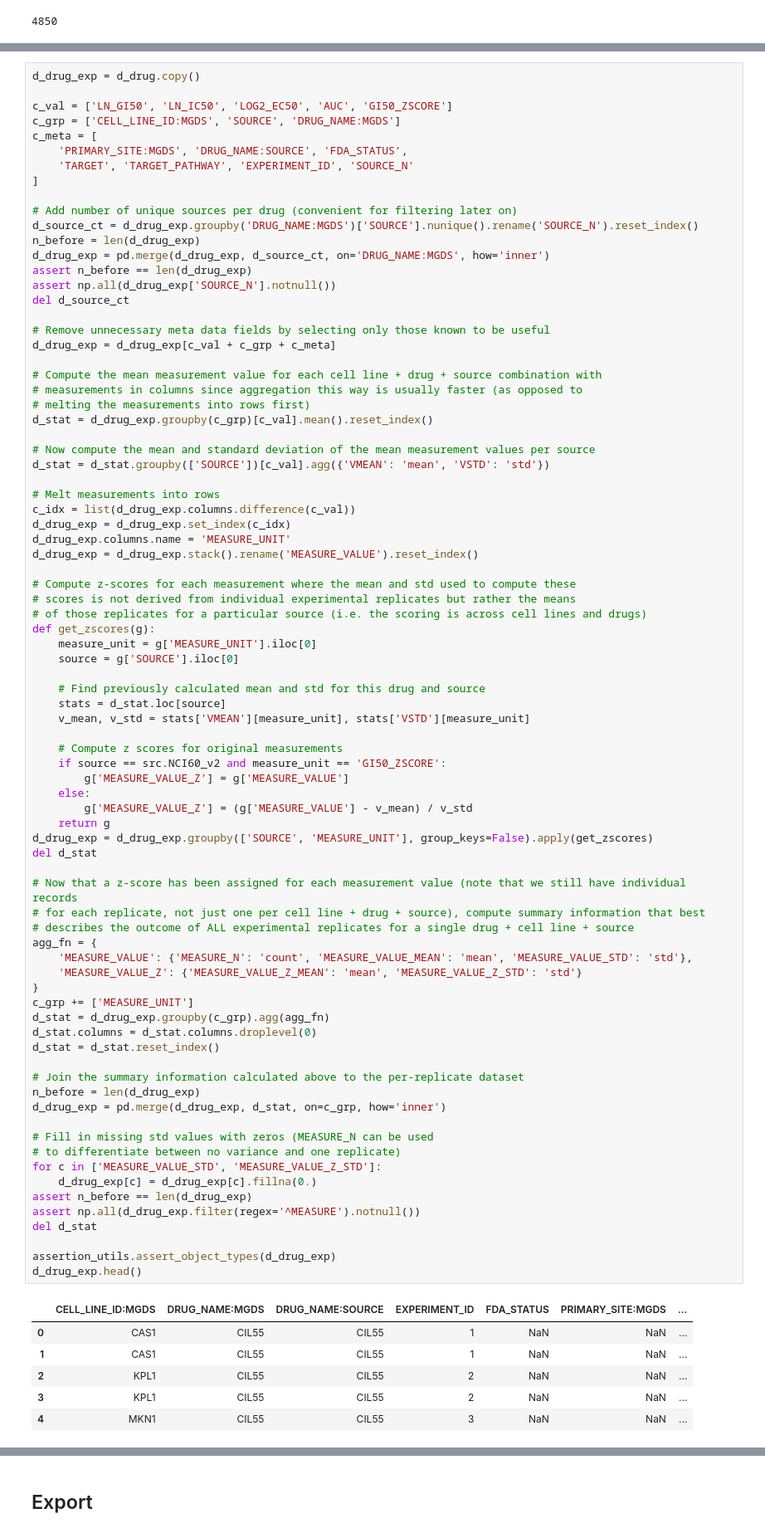
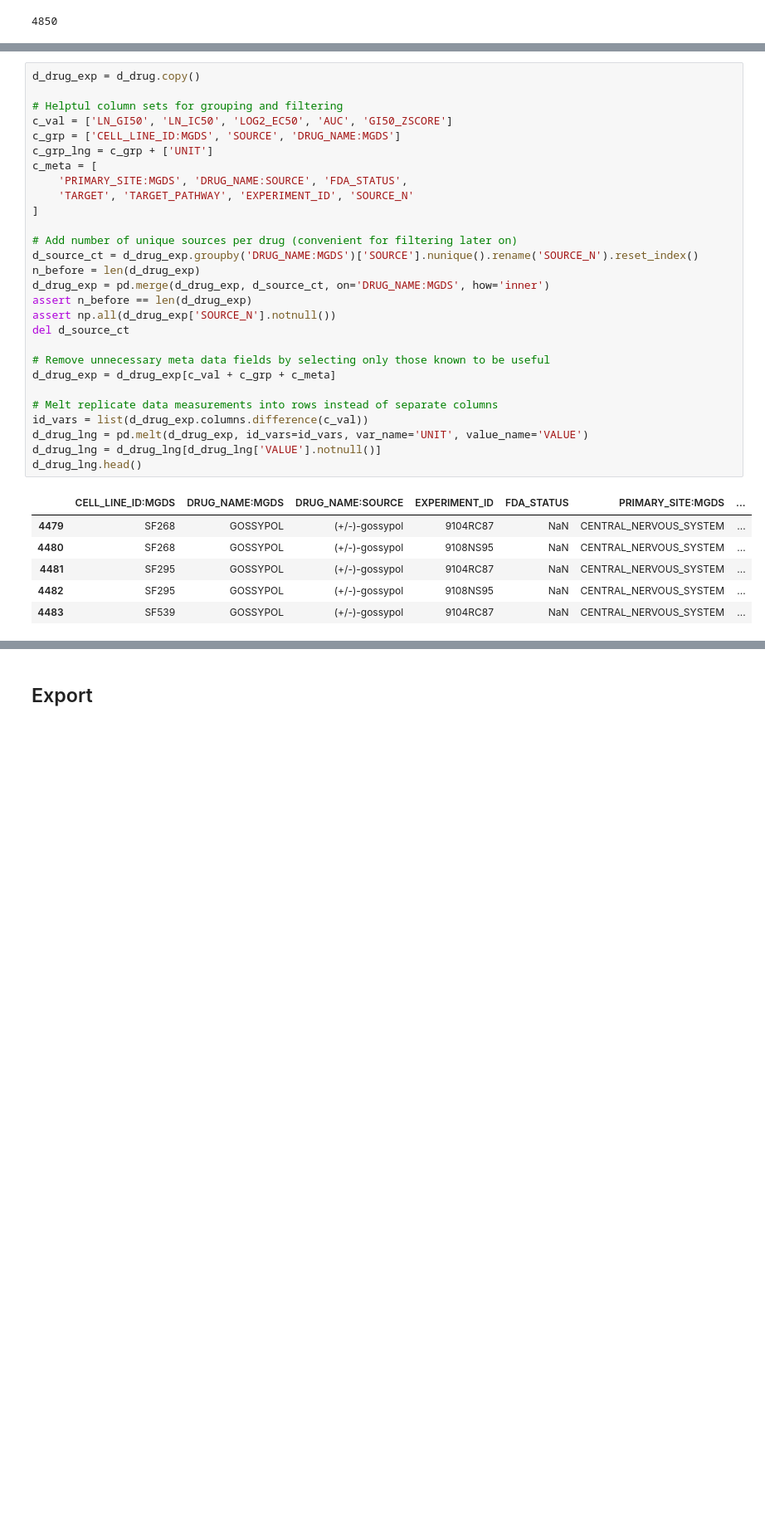
Before and after one commit to eric-czech/mgds, a Jupyter notebook: python/notebook/data_aggregation/export/superset/drug_data.ipynb, the cells around one changed output, grey strips where cells are left out. Shown at 83% size. Saved outputs shown, nothing was run; the diff lists cells and outputs as text; blank space fills up the shorter version.

```diff
--- a/python/notebook/data_aggregation/export/superset/drug_data.ipynb
+++ b/python/notebook/data_aggregation/export/superset/drug_data.ipynb
@@ -126,88 +122,35 @@ d_drug.head()
 # %%
 d_drug_exp = d_drug.copy()
 
+# Helptul column sets for grouping and filtering
 c_val = ['LN_GI50', 'LN_IC50', 'LOG2_EC50', 'AUC', 'GI50_ZSCORE']
 c_grp = ['CELL_LINE_ID:MGDS', 'SOURCE', 'DRUG_NAME:MGDS']
+c_grp_lng = c_grp + ['UNIT']
 c_meta = [
     'PRIMARY_SITE:MGDS', 'DRUG_NAME:SOURCE', 'FDA_STATUS',
     'TARGET', 'TARGET_PATHWAY', 'EXPERIMENT_ID', 'SOURCE_N'
 ]
 
 # Add number of unique sources per drug (convenient for filtering later on)
 d_source_ct = d_drug_exp.groupby('DRUG_NAME:MGDS')['SOURCE'].nunique().rename('SOURCE_N').reset_index()
 n_before = len(d_drug_exp)
 d_drug_exp = pd.merge(d_drug_exp, d_source_ct, on='DRUG_NAME:MGDS', how='inner')
 assert n_before == len(d_drug_exp)
 assert np.all(d_drug_exp['SOURCE_N'].notnull())
 del d_source_ct
 
 # Remove unnecessary meta data fields by selecting only those known to be useful
 d_drug_exp = d_drug_exp[c_val + c_grp + c_meta]
 
-# Compute the mean measurement value for each cell line + drug + source combination with
-# measurements in columns since aggregation this way is usually faster (as opposed to
-# melting the measurements into rows first)
-d_stat = d_drug_exp.groupby(c_grp)[c_val].mean().reset_index()
-
-# Now compute the mean and standard deviation of the mean measurement values per source
-d_stat = d_stat.groupby(['SOURCE'])[c_val].agg({'VMEAN': 'mean', 'VSTD': 'std'})
-
-# Melt measurements into rows
-c_idx = list(d_drug_exp.columns.difference(c_val))
-d_drug_exp = d_drug_exp.set_index(c_idx)
-d_drug_exp.columns.name = 'MEASURE_UNIT'
-d_drug_exp = d_drug_exp.stack().rename('MEASURE_VALUE').reset_index()
-
-# Compute z-scores for each measurement where the mean and std used to compute these
-# scores is not derived from individual experimental replicates but rather the means
-# of those replicates for a particular source (i.e. the scoring is across cell lines and drugs)
-def get_zscores(g):
-    measure_unit = g['MEASURE_UNIT'].iloc[0]
-    source = g['SOURCE'].iloc[0]
-
-    # Find previously calculated mean and std for this drug and source
-    stats = d_stat.loc[source]
-    v_mean, v_std = stats['VMEAN'][measure_unit], stats['VSTD'][measure_unit]
-
-    # Compute z scores for original measurements
-    if source == src.NCI60_v2 and measure_unit == 'GI50_ZSCORE':
-        g['MEASURE_VALUE_Z'] = g['MEASURE_VALUE']
-    else:
-        g['MEASURE_VALUE_Z'] = (g['MEASURE_VALUE'] - v_mean) / v_std
-    return g
-d_drug_exp = d_drug_exp.groupby(['SOURCE', 'MEASURE_UNIT'], group_keys=False).apply(get_zscores)
-del d_stat
-
-# Now that a z-score has been assigned for each measurement value (note that we still have individual records
-# for each replicate, not just one per cell line + drug + source), compute summary information that best
-# describes the outcome of ALL experimental replicates for a single drug + cell line + source
-agg_fn = {
-    'MEASURE_VALUE': {'MEASURE_N': 'count', 'MEASURE_VALUE_MEAN': 'mean', 'MEASURE_VALUE_STD': 'std'},
-    'MEASURE_VALUE_Z': {'MEASURE_VALUE_Z_MEAN': 'mean', 'MEASURE_VALUE_Z_STD': 'std'}
-}
-c_grp += ['MEASURE_UNIT']
-d_stat = d_drug_exp.groupby(c_grp).agg(agg_fn)
-d_stat.columns = d_stat.columns.droplevel(0)
-d_stat = d_stat.reset_index()
-
-# Join the summary information calculated above to the per-replicate dataset
-n_before = len(d_drug_exp)
-d_drug_exp = pd.merge(d_drug_exp, d_stat, on=c_grp, how='inner')
-
-# Fill in missing std values with zeros (MEASURE_N can be used
-# to differentiate between no variance and one replicate)
-for c in ['MEASURE_VALUE_STD', 'MEASURE_VALUE_Z_STD']:
-    d_drug_exp[c] = d_drug_exp[c].fillna(0.)
-assert n_before == len(d_drug_exp)
-assert np.all(d_drug_exp.filter(regex='^MEASURE').notnull())
-del d_stat
-
-assertion_utils.assert_object_types(d_drug_exp)
-d_drug_exp.head()
+# Melt replicate data measurements into rows instead of separate columns
+id_vars = list(d_drug_exp.columns.difference(c_val))
+d_drug_lng = pd.melt(d_drug_exp, id_vars=id_vars, var_name='UNIT', value_name='VALUE')
+d_drug_lng = d_drug_lng[d_drug_lng['VALUE'].notnull()]
+d_drug_lng.head()
 # %% [output]
 |  | CELL_LINE_ID:MGDS | DRUG_NAME:MGDS | DRUG_NAME:SOURCE | EXPERIMENT_ID | FDA_STATUS | PRIMARY_SITE:MGDS | ... |
-| 0 | CAS1 | CIL55 | CIL55 | 1 | NaN | NaN | ... |
-| 1 | CAS1 | CIL55 | CIL55 | 1 | NaN | NaN | ... |
-| 2 | KPL1 | CIL55 | CIL55 | 2 | NaN | NaN | ... |
-| 3 | KPL1 | CIL55 | CIL55 | 2 | NaN | NaN | ... |
-| 4 | MKN1 | CIL55 | CIL55 | 3 | NaN | NaN | ... |
+| 4479 | SF268 | GOSSYPOL | (+/-)-gossypol | 9104RC87 | NaN | CENTRAL_NERVOUS_SYSTEM | ... |
+| 4480 | SF268 | GOSSYPOL | (+/-)-gossypol | 9108NS95 | NaN | CENTRAL_NERVOUS_SYSTEM | ... |
+| 4481 | SF295 | GOSSYPOL | (+/-)-gossypol | 9104RC87 | NaN | CENTRAL_NERVOUS_SYSTEM | ... |
+| 4482 | SF295 | GOSSYPOL | (+/-)-gossypol | 9108NS95 | NaN | CENTRAL_NERVOUS_SYSTEM | ... |
+| 4483 | SF539 | GOSSYPOL | (+/-)-gossypol | 9104RC87 | NaN | CENTRAL_NERVOUS_SYSTEM | ... |
```
Also changed, not shown: parts of 29 cells of this notebook.
